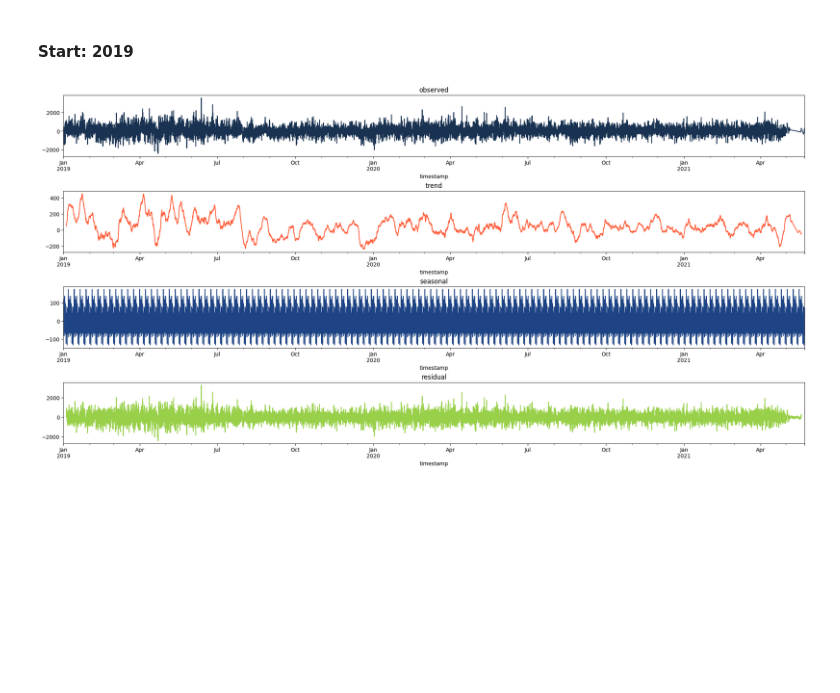
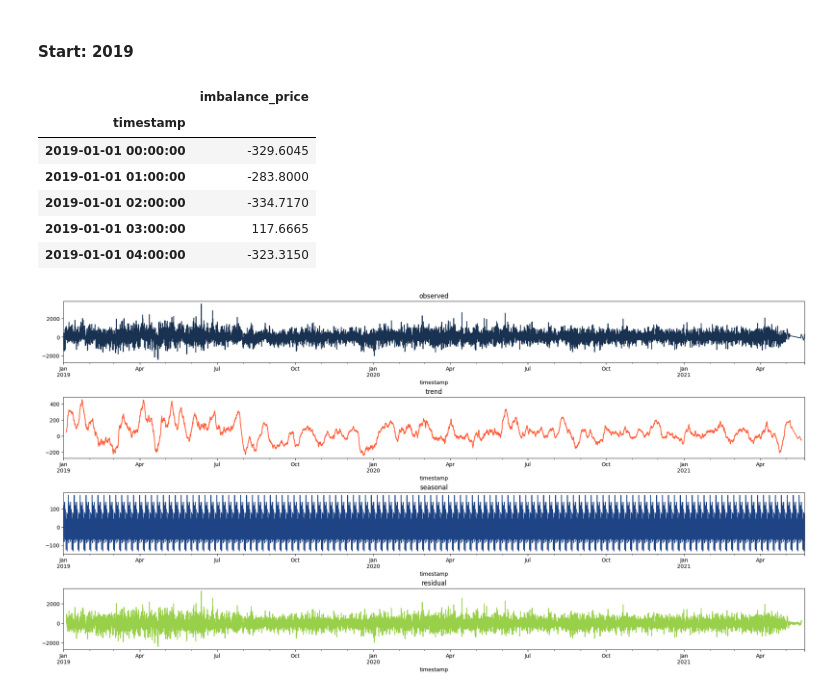
Before and after one commit to Windbenders/capstone_energy, a Jupyter notebook: notebooks/eda_imbalance_round2.ipynb, the cells around one changed output. Drawn from its saved outputs; the diff is of its cells as text; code cells hidden in the pictures; blank space fills up the shorter version.

```diff
--- a/notebooks/eda_imbalance_round2.ipynb
+++ b/notebooks/eda_imbalance_round2.ipynb
@@ -61,6 +61,9 @@ imb_filled['imbalance_price'].plot()
 [figure]
 # %% [markdown]
 ## Check for stationarity
+# %%
+# reduce data set
+imb_19_21 = imb_filled[imb_filled.index > '2018-12-31 23:00:00']
 # %%
 print ('Results of KPSS Test:')
 kpsstest = kpss(imb_19_21['imbalance_price'], regression='c', nlags='legacy')
@@ -130,6 +133,16 @@ get_stationarity(imb_19_21_minus_mean)
 ### Timeseries decomposition
 # %% [markdown]
 #### Start: 2019
+# %%
+imb_19_21.head()
+# %% [output]
+|  | imbalance_price |
+| timestamp |  |
+| 2019-01-01 00:00:00 | -329.6045 |
+| 2019-01-01 01:00:00 | -283.8000 |
+| 2019-01-01 02:00:00 | -334.7170 |
+| 2019-01-01 03:00:00 | 117.6665 |
+| 2019-01-01 04:00:00 | -323.3150 |
 # %%
 # Define plotting parameters and custom color palette
 cmaps_hex = ['#193251','#FF5A36','#1E4485', '#99D04A','#FF5A36', '#DB6668']
```
Also changed, not shown: parts of 2 cells of this notebook.
